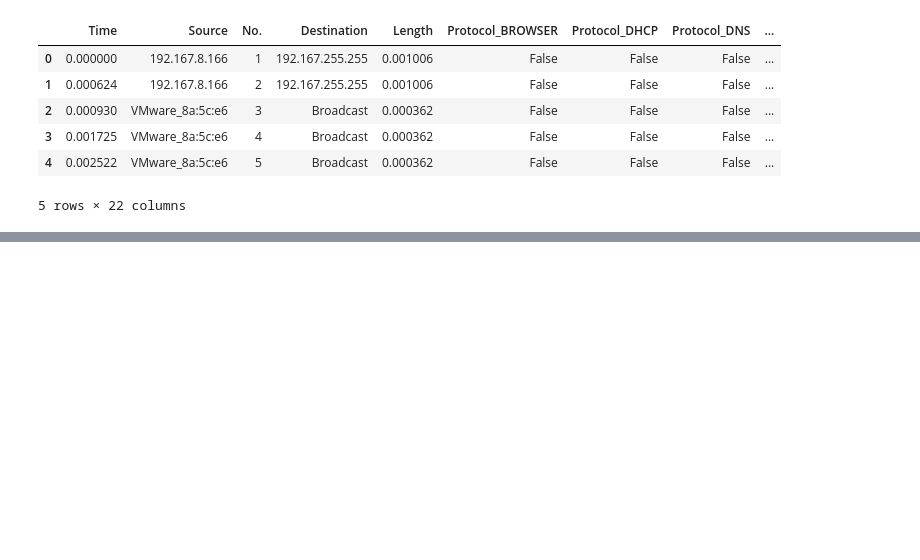
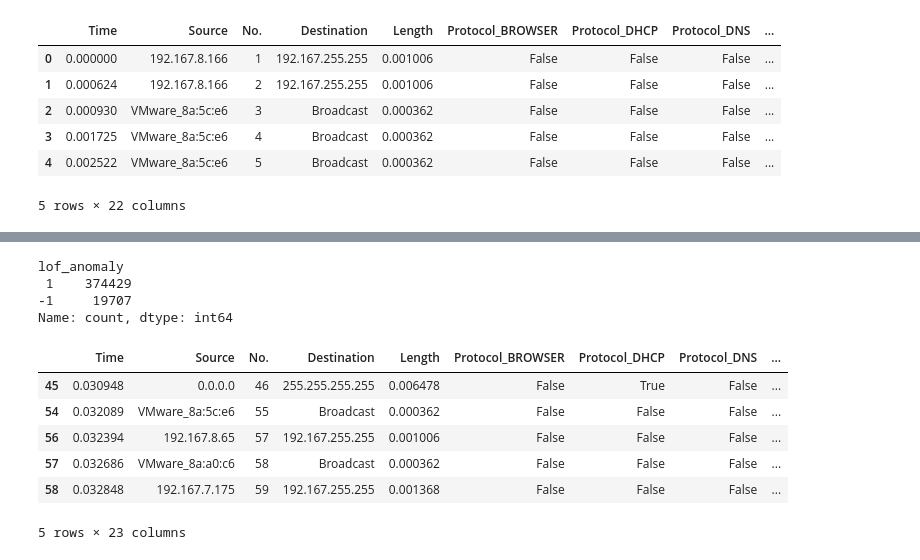
Before and after one commit to Deepika-Ch19/Auto-encoders, a Jupyter notebook: network_intrusion_detection.ipynb, the cells around one changed output, grey strips where cells are left out. Cells and saved outputs as stored; diff of their text form; code cells hidden in the pictures; blank space fills up the shorter version.

```diff
--- a/network_intrusion_detection.ipynb
+++ b/network_intrusion_detection.ipynb
@@ -66,0 +89,20 @@ Name: count, dtype: int64
+# %%
+from sklearn.neighbors import LocalOutlierFactor
+features = df[['Time', 'Length']]
+lof = LocalOutlierFactor(n_neighbors=20, contamination=0.05)
+df_sample = df.copy()
+df_sample['lof_anomaly'] = lof.fit_predict(features)
+print(df_sample['lof_anomaly'].value_counts())
+df_sample[df_sample['lof_anomaly'] == -1].head()
+# %% [output]
+lof_anomaly
+ 1    374429
+-1     19707
+Name: count, dtype: int64
+|  | Time | Source | No. | Destination | Length | Protocol_BROWSER | Protocol_DHCP | Protocol_DNS | ... |
+| 45 | 0.030948 | 0.0.0.0 | 46 | 255.255.255.255 | 0.006478 | False | True | False | ... |
+| 54 | 0.032089 | VMware_8a:5c:e6 | 55 | Broadcast | 0.000362 | False | False | False | ... |
+| 56 | 0.032394 | 192.167.8.65 | 57 | 192.167.255.255 | 0.001006 | False | False | False | ... |
+| 57 | 0.032686 | VMware_8a:a0:c6 | 58 | Broadcast | 0.000362 | False | False | False | ... |
+| 58 | 0.032848 | 192.167.7.175 | 59 | 192.167.255.255 | 0.001368 | False | False | False | ... |
+5 rows × 23 columns
```
Also changed, not shown: parts of 3 cells of this notebook.
